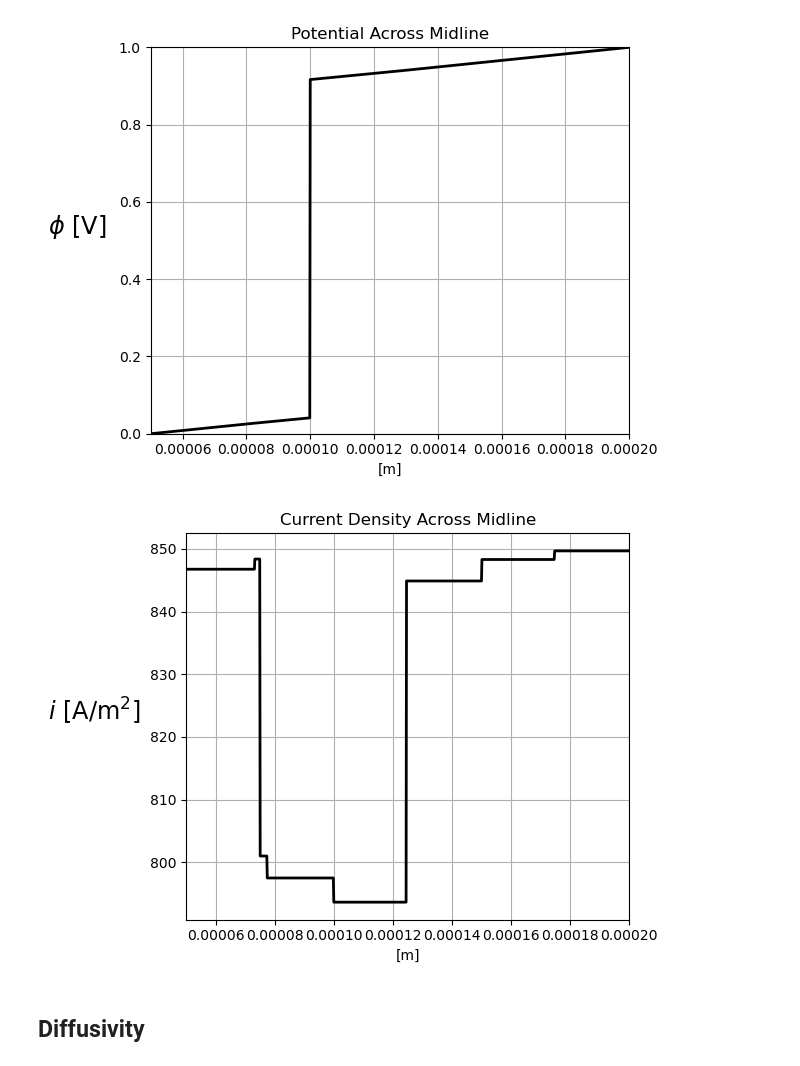
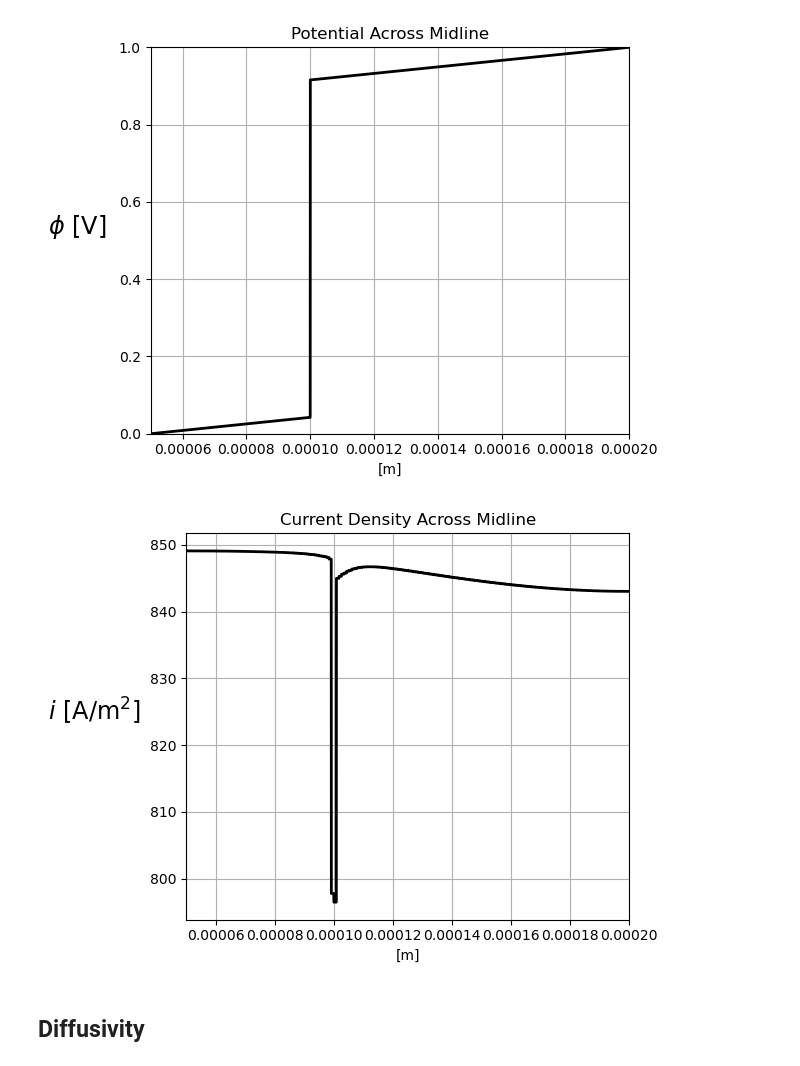
Before and after one commit to molel-gt/ssb, a Jupyter notebook: full-cell.ipynb, the cells around one changed output. Drawn from its saved outputs; the diff is of its cells as text; code cells hidden in the pictures.

```diff
--- a/full-cell.ipynb
+++ b/full-cell.ipynb
@@ -348,6 +348,6 @@ out: 2.11e-01 A, in: 2.14e-01 A
 # %%
 bb_trees = bb_tree(domain, domain.topology.dim)
-n_points = 1000
+n_points = 10000
 tol = 1e-8  # Avoid hitting the outside of the domain
 x = np.linspace(50e-6 + tol, 200e-6 - tol, n_points)
 y = np.ones(n_points) * 0.5 * 5 * 50e-6  # midline
@@ -381,38 +381,38 @@ plt.show()
 [figure]
 # %%
 bb_trees = bb_tree(domain, domain.topology.dim)
-n_points = 1000
+n_points = 10000
 tol = 1e-8  # Avoid hitting the outside of the domain
 x = np.linspace(50e-6 + tol, 200e-6 - tol, n_points)
 y = np.ones(n_points) * 0.5 * 5 * 50e-6  # midline
 points = np.zeros((3, n_points))
 points[0] = x
 points[1] = y
 u_values = []
 cells = []
 points_on_proc = []
 # Find cells whose bounding-box collide with the the points
 cell_candidates = compute_collisions_points(bb_trees, points.T)
 # Choose one of the cells that contains the point
 colliding_cells = compute_colliding_cells(domain, cell_candidates, points.T)
 for i, point in enumerate(points.T):
     if len(colliding_cells.links(i)) > 0:
         points_on_proc.append(point)
         cells.append(colliding_cells.links(i)[0])
 points_on_proc = np.array(points_on_proc, dtype=np.float64)
 current_values = current_h.eval(points_on_proc, cells)
 fig, ax = plt.subplots()
 ax.plot(points_on_proc[:, 0], np.linalg.norm(current_values, axis=1), "k", linewidth=2)
 ax.grid(True)
 ax.set_xlim([50e-6, 200e-6])
 # ax.set_ylim([0, 0.1])
 ax.set_ylabel(r'$i$ [A/m$^2$]', rotation=0, labelpad=40, fontsize='xx-large')
 ax.set_xlabel('[m]')
 ax.set_title('Current Density Across Midline')
 plt.tight_layout()
 plt.show()
 # %% [output]
-[figure, old version]
+[figure, new version]
 # %% [markdown]
 ## Diffusivity
 # %%
```
Also changed, not shown: parts of 4 cells of this notebook, 2 other files.
